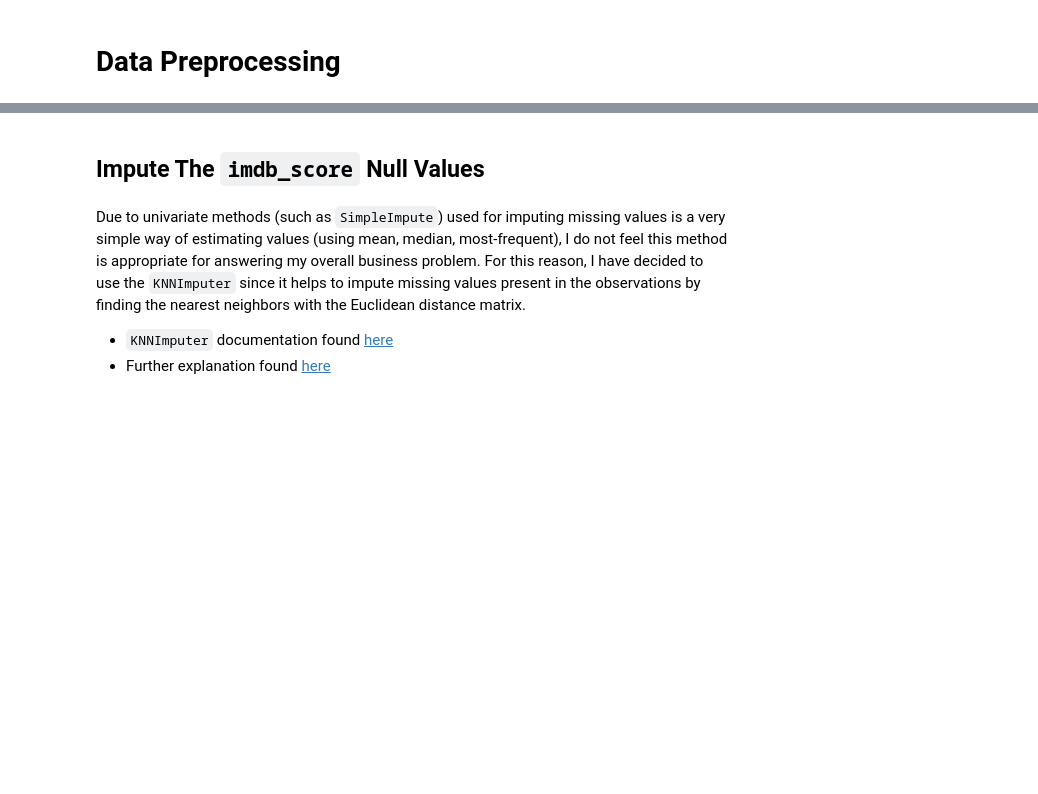
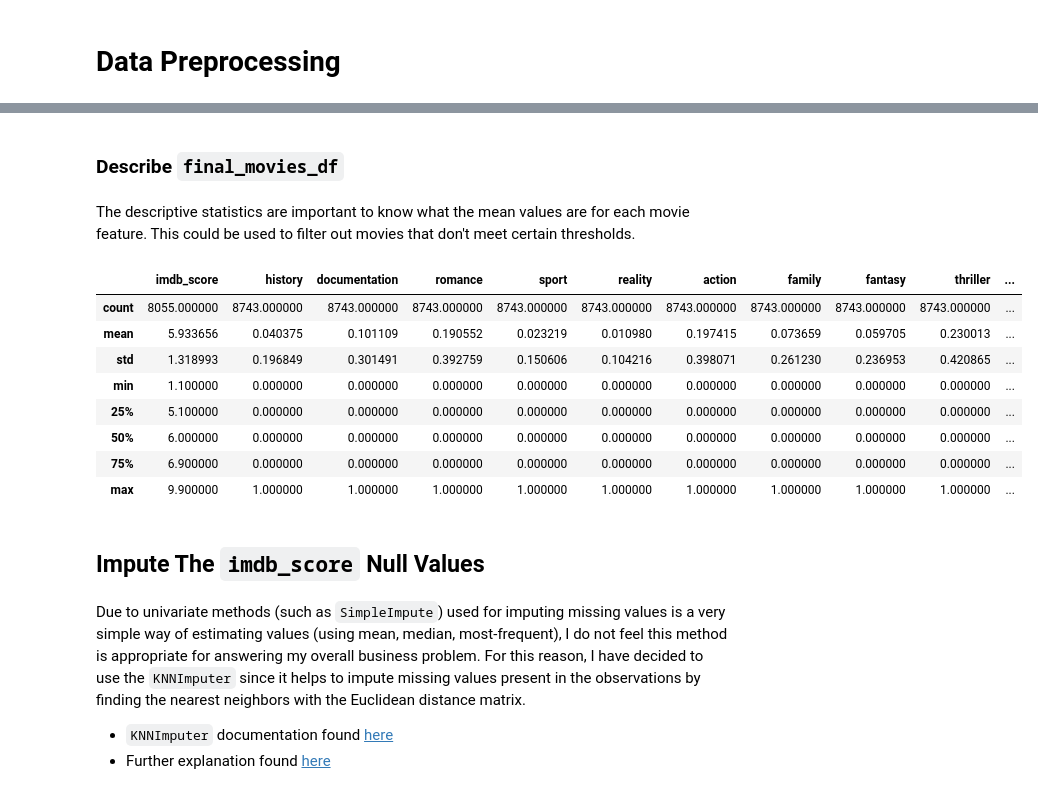
Before and after one commit to jsiddiqui85/Capstone_Recommendation_System, a Jupyter notebook: Workspace/Amazon_Prime_Video_Initial_EDA.ipynb, the cells around one changed output, grey strips where cells are left out. Cells and saved outputs as stored; diff of their text form; code cells hidden in the pictures; blank space fills up the shorter version.

```diff
--- a/Workspace/Amazon_Prime_Video_Initial_EDA.ipynb
+++ b/Workspace/Amazon_Prime_Video_Initial_EDA.ipynb
@@ -535,3 +526,3 @@ Before I begin my data preprocessing I am going to create a copy of my final dat
 # %%
 # Create a copy of the final dataframe
-final_movies_df = movies_df.copy()
+model_df = movies_df.copy()
@@ -541,3 +529,23 @@ final_movies_df = final_movies_df.drop(columns='id')
+# %%
+# Drop unneeded columns
+model_df = model_df.drop(columns=['id','genres','title', 'type', 'release_year','runtime','name','role'])
+# %% [markdown]
+### Describe `final_movies_df`
+# %% [markdown]
+The descriptive statistics are important to know what the mean values are for each movie feature. This could be used to filter out movies that don't meet certain thresholds.
+# %%
+# Take a look at descriptive statistics
+model_df.describe()
+# %% [output]
+|  | imdb_score | history | documentation | romance | sport | reality | action | family | fantasy | thriller | ... |
+| count | 8055.000000 | 8743.000000 | 8743.000000 | 8743.000000 | 8743.000000 | 8743.000000 | 8743.000000 | 8743.000000 | 8743.000000 | 8743.000000 | ... |
+| mean | 5.933656 | 0.040375 | 0.101109 | 0.190552 | 0.023219 | 0.010980 | 0.197415 | 0.073659 | 0.059705 | 0.230013 | ... |
+| std | 1.318993 | 0.196849 | 0.301491 | 0.392759 | 0.150606 | 0.104216 | 0.398071 | 0.261230 | 0.236953 | 0.420865 | ... |
+| min | 1.100000 | 0.000000 | 0.000000 | 0.000000 | 0.000000 | 0.000000 | 0.000000 | 0.000000 | 0.000000 | 0.000000 | ... |
+| 25% | 5.100000 | 0.000000 | 0.000000 | 0.000000 | 0.000000 | 0.000000 | 0.000000 | 0.000000 | 0.000000 | 0.000000 | ... |
+| 50% | 6.000000 | 0.000000 | 0.000000 | 0.000000 | 0.000000 | 0.000000 | 0.000000 | 0.000000 | 0.000000 | 0.000000 | ... |
+| 75% | 6.900000 | 0.000000 | 0.000000 | 0.000000 | 0.000000 | 0.000000 | 0.000000 | 0.000000 | 0.000000 | 0.000000 | ... |
+| max | 9.900000 | 1.000000 | 1.000000 | 1.000000 | 1.000000 | 1.000000 | 1.000000 | 1.000000 | 1.000000 | 1.000000 | ... |
 # %% [markdown]
 ## Impute The `imdb_score` Null Values
 # %% [markdown]
```
Also changed, not shown: parts of 42 cells of this notebook.
